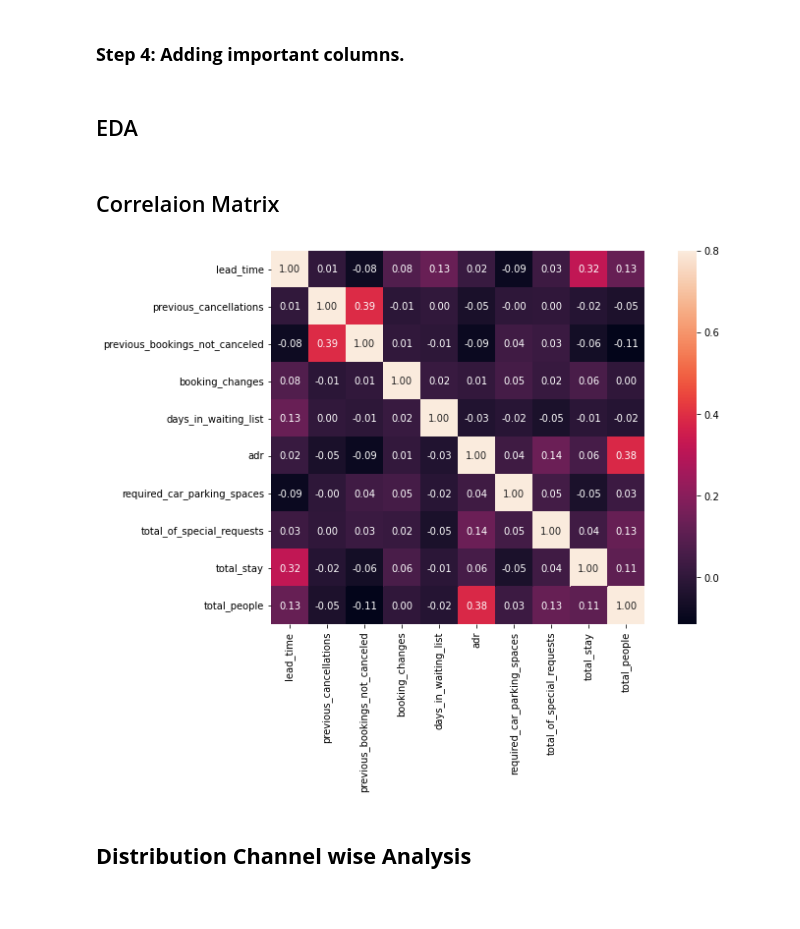
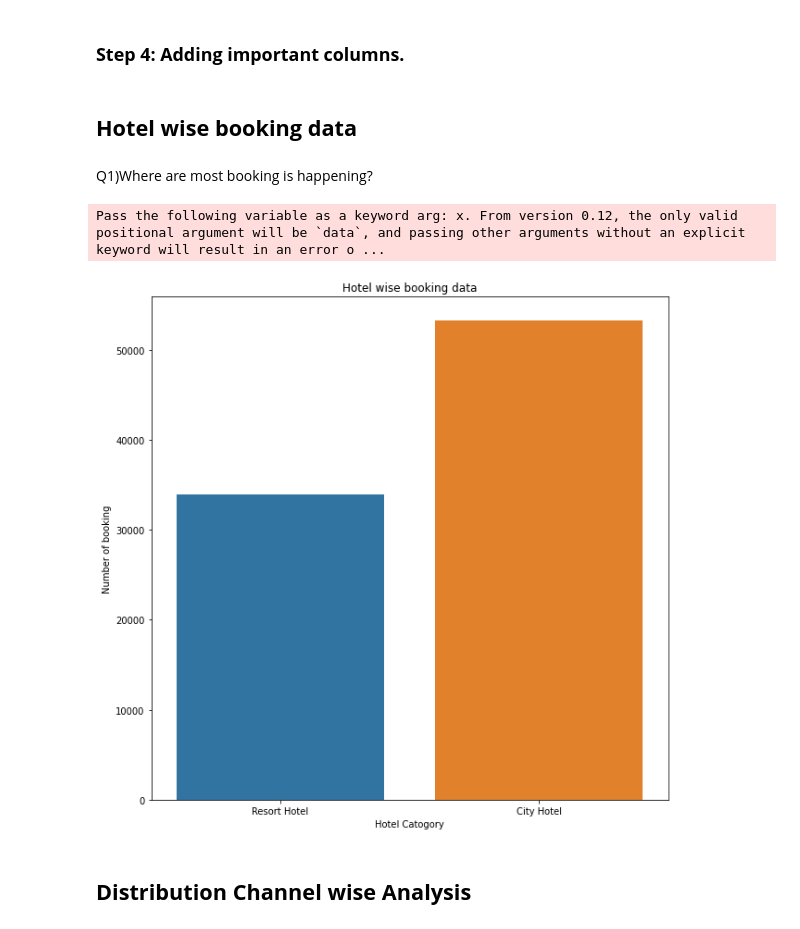
Before and after one commit to Naman2827/hotel-booking-analysis, a Jupyter notebook: Hotel_Booking_Analysis_Capstone_Project.ipynb, the cells around one changed output. Cells and saved outputs as stored; diff of their text form; code cells hidden in the pictures.

```diff
--- a/Hotel_Booking_Analysis_Capstone_Project.ipynb
+++ b/Hotel_Booking_Analysis_Capstone_Project.ipynb
@@ -164,19 +174,21 @@ df1['total_stay'] = df1['stays_in_weekend_nights']+df1['stays_in_week_nights']
 
 # Adding total people num as column, i.e. total people num = num of adults + children + babies
 df1['total_people'] = df1['adults']+df1['children']+df1['babies']
-# %% [markdown]
-## EDA ##
-# %% [markdown]
-## Correlaion Matrix
-# %%
-#correlation matrix
-not_canceled = df1[df1['is_canceled'] == 0]
-num_df1 = df1[['lead_time','previous_cancellations','previous_bookings_not_canceled','booking_changes','days_in_waiting_list','adr','required_car_parking_spaces','total_of_special_requests','total_stay','total_people']]
-corrmat = num_df1.corr()
-f, ax = plt.subplots(figsize=(12, 7))
-sns.heatmap(corrmat,annot = True,fmt='.2f', annot_kws={'size': 10},  vmax=.8, square=True);
-# %% [output]
-[figure, removed]
+# %% [markdown]
+## **Hotel wise booking data**
+# %% [markdown]
+Q1)Where are most booking is happening?
+# %%
+sns.countplot(df1['hotel'])
+
+fig = plt.gcf()
+fig.set_size_inches(10,10)
+plt.title("Hotel wise booking data")
+plt.xlabel('Hotel Catogory');
+plt.ylabel('Number of booking');
+# %% [output]
+Pass the following variable as a keyword arg: x. From version 0.12, the only valid positional argument will be `data`, and passing other arguments without an explicit keyword will result in an error o ...
+[figure, added]
 # %% [markdown]
 ## <b> Distribution Channel wise Analysis </b>
 # %% [markdown]
```
Also changed, not shown: parts of 29 cells of this notebook.
